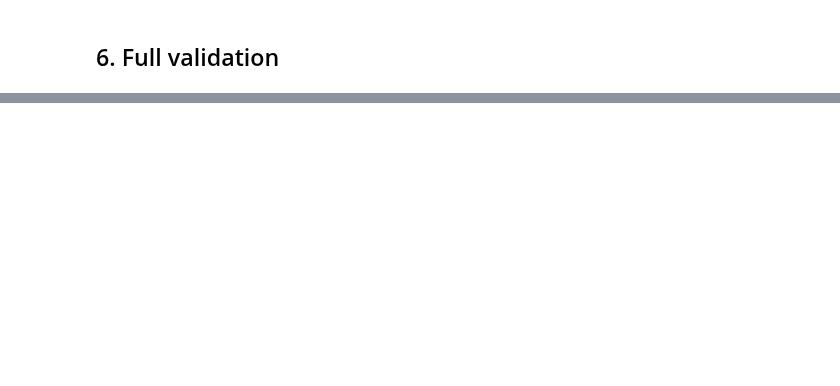
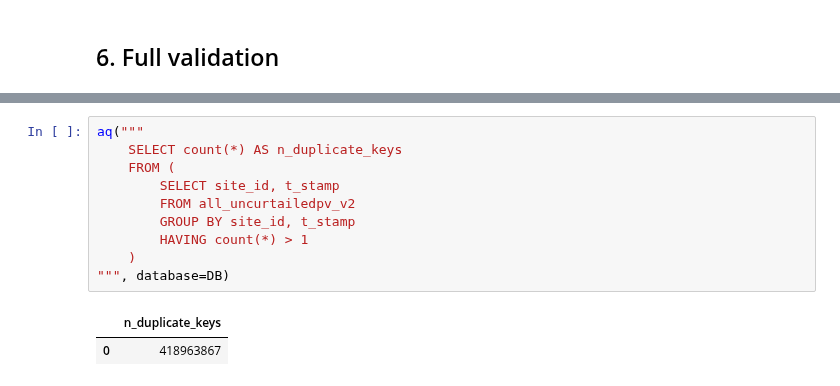
Before and after one commit to UNSW-CEEM/CICCADA, a Jupyter notebook: bms_sa_review/data_calc_write/stage2_conformance/02_run_stage2_conformance.ipynb, the cells around one changed output, grey strips where cells are left out. Drawn from its saved outputs; the diff is of its cells as text; blank space fills up the shorter version.

```diff
--- a/bms_sa_review/data_calc_write/stage2_conformance/02_run_stage2_conformance.ipynb
+++ b/bms_sa_review/data_calc_write/stage2_conformance/02_run_stage2_conformance.ipynb
@@ -217,0 +568,13 @@ aq(f"""
+# %%
+aq("""
+    SELECT count(*) AS n_duplicate_keys
+    FROM (
+        SELECT site_id, t_stamp
+        FROM all_uncurtailedpv_v2
+        GROUP BY site_id, t_stamp
+        HAVING count(*) > 1
+    )
+""", database=DB)
+# %% [output]
+|  | n_duplicate_keys |
+| 0 | 418963867 |
```
Also changed, not shown: parts of 36 cells of this notebook, 6 other files.
